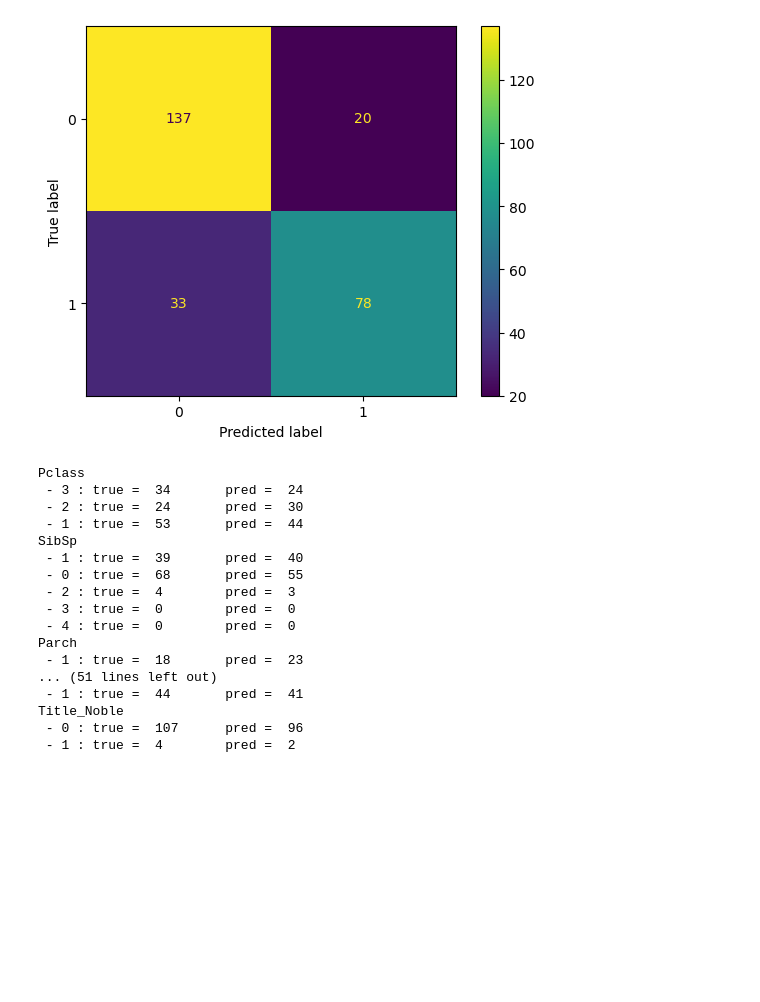
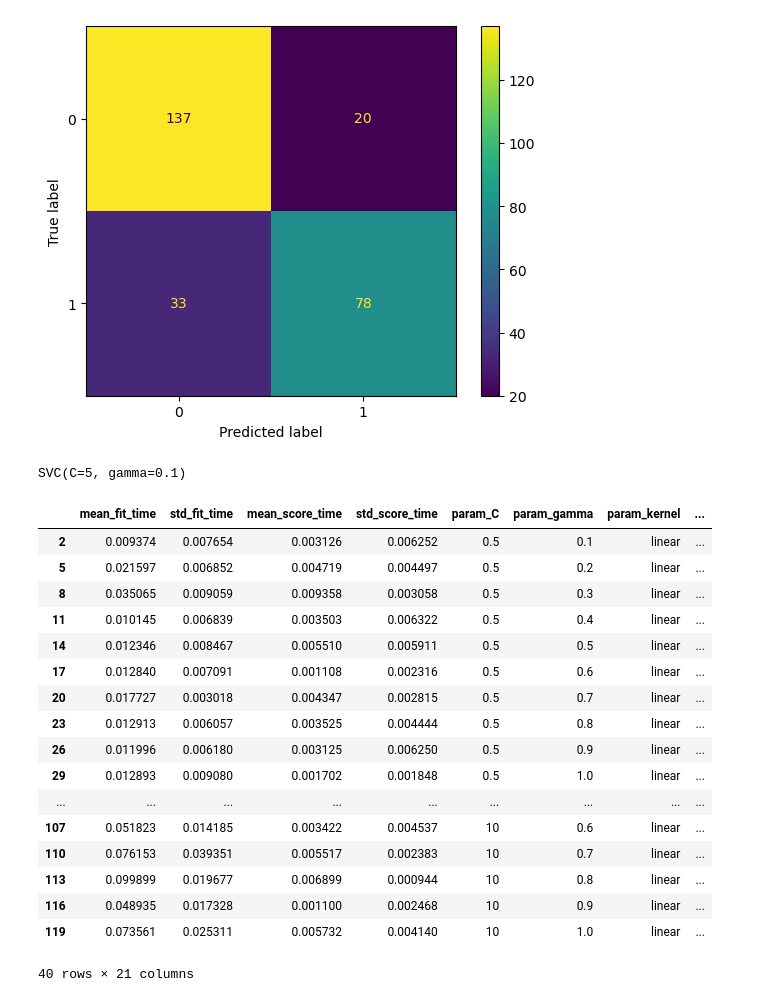
Before and after one commit to mariusjb/dm1-titanic, a Jupyter notebook: svm.ipynb, the cells around one changed output. Saved outputs shown, nothing was run; the diff lists cells and outputs as text; code cells hidden in the pictures; blank space fills up the shorter version.

```diff
--- a/svm.ipynb
+++ b/svm.ipynb
@@ -85,29 +90,29 @@ plt.show()
 acc=0.8022388059701493
 f1=0.7464114832535885
 [figure]
-# %%
-for feature in X_test.columns:
-    print(feature)
-    for value in X_test[feature].unique():
-        indices = X_test[feature] == value
-        true_feature = y_test[indices]
-        pred_feature = predictions[indices]
-        print(' -', value, ': true = ', sum(true_feature), '\tpred = ', sum(pred_feature))
-# %% [output]
-Pclass
- - 3 : true =  34       pred =  24
- - 2 : true =  24       pred =  30
- - 1 : true =  53       pred =  44
-SibSp
- - 1 : true =  39       pred =  40
- - 0 : true =  68       pred =  55
- - 2 : true =  4        pred =  3
- - 3 : true =  0        pred =  0
- - 4 : true =  0        pred =  0
-Parch
- - 1 : true =  18       pred =  23
-... (51 lines left out)
- - 1 : true =  44       pred =  41
-Title_Noble
- - 0 : true =  107      pred =  96
- - 1 : true =  4        pred =  2
+# %%
+linear_SVM = SVC(C = 5, gamma = 0.1, kernel =  'rbf')
+model.fit(X_train, y_train)
+# %% [output]
+SVC(C=5, gamma=0.1)
+# %%
+results[results['param_kernel'] == 'linear']
+# %% [output]
+|  | mean_fit_time | std_fit_time | mean_score_time | std_score_time | param_C | param_gamma | param_kernel | ... |
+| 2 | 0.009374 | 0.007654 | 0.003126 | 0.006252 | 0.5 | 0.1 | linear | ... |
+| 5 | 0.021597 | 0.006852 | 0.004719 | 0.004497 | 0.5 | 0.2 | linear | ... |
+| 8 | 0.035065 | 0.009059 | 0.009358 | 0.003058 | 0.5 | 0.3 | linear | ... |
+| 11 | 0.010145 | 0.006839 | 0.003503 | 0.006322 | 0.5 | 0.4 | linear | ... |
+| 14 | 0.012346 | 0.008467 | 0.005510 | 0.005911 | 0.5 | 0.5 | linear | ... |
+| 17 | 0.012840 | 0.007091 | 0.001108 | 0.002316 | 0.5 | 0.6 | linear | ... |
+| 20 | 0.017727 | 0.003018 | 0.004347 | 0.002815 | 0.5 | 0.7 | linear | ... |
+| 23 | 0.012913 | 0.006057 | 0.003525 | 0.004444 | 0.5 | 0.8 | linear | ... |
+| 26 | 0.011996 | 0.006180 | 0.003125 | 0.006250 | 0.5 | 0.9 | linear | ... |
+| 29 | 0.012893 | 0.009080 | 0.001702 | 0.001848 | 0.5 | 1.0 | linear | ... |
+| ... | ... | ... | ... | ... | ... | ... | ... | ... |
+| 107 | 0.051823 | 0.014185 | 0.003422 | 0.004537 | 10 | 0.6 | linear | ... |
+| 110 | 0.076153 | 0.039351 | 0.005517 | 0.002383 | 10 | 0.7 | linear | ... |
+| 113 | 0.099899 | 0.019677 | 0.006899 | 0.000944 | 10 | 0.8 | linear | ... |
+| 116 | 0.048935 | 0.017328 | 0.001100 | 0.002468 | 10 | 0.9 | linear | ... |
+| 119 | 0.073561 | 0.025311 | 0.005732 | 0.004140 | 10 | 1.0 | linear | ... |
+40 rows × 21 columns
```
Also changed, not shown: parts of 4 cells of this notebook, 6 other files.
